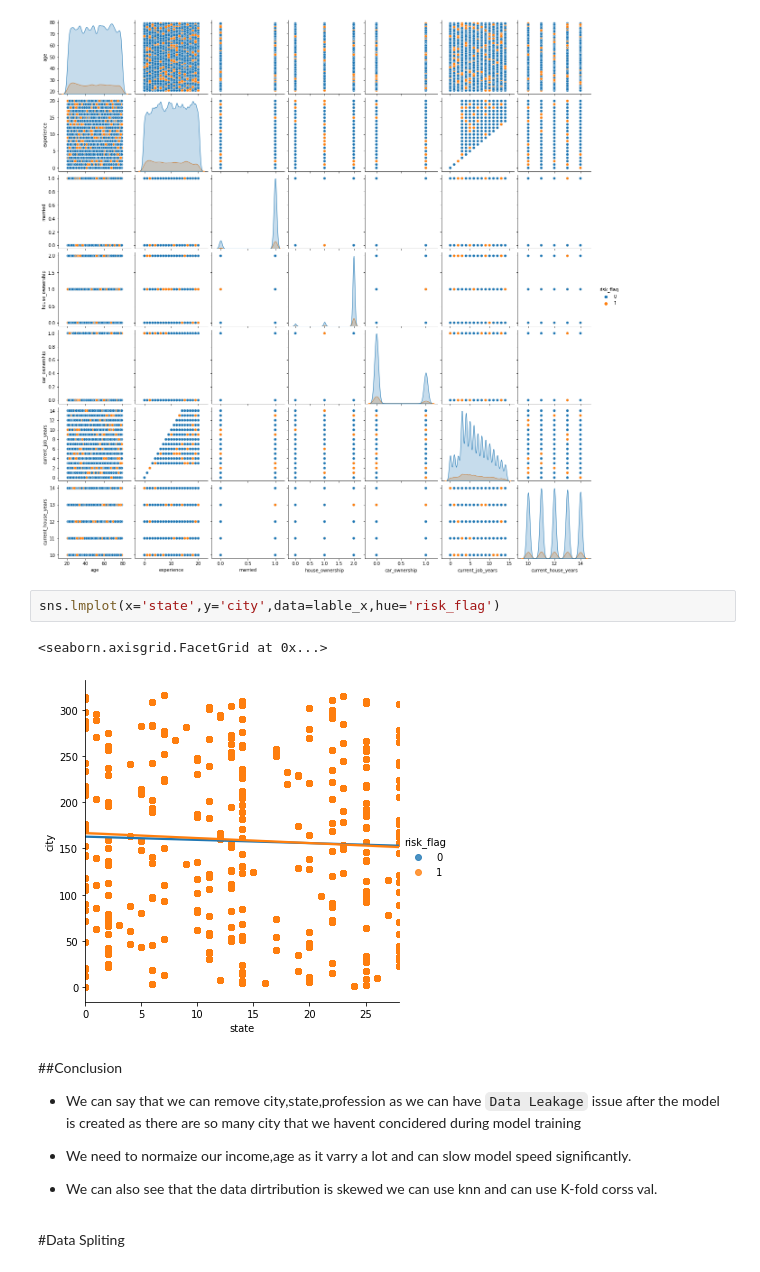
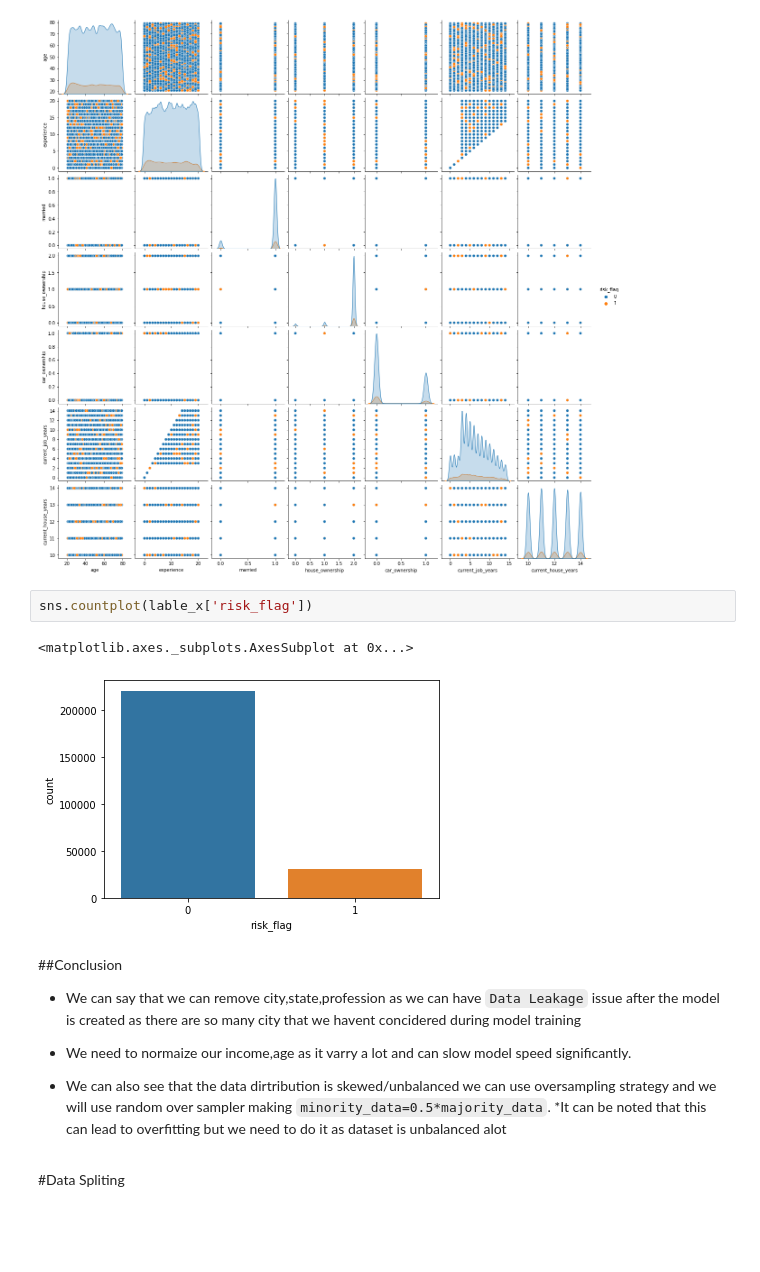
Before and after one commit to sarthakpant772/MLnow_2.0, a Jupyter notebook: employee_risk.ipynb, the cells around one changed output. Drawn from its saved outputs; the diff is of its cells as text; blank space fills up the shorter version.

````diff
--- a/employee_risk.ipynb
+++ b/employee_risk.ipynb
@@ -159,11 +159,11 @@ sns.pairplot(lable_x,
 # %% [output]
 <seaborn.axisgrid.PairGrid at 0x...>
 [figure]
-# %%
-sns.lmplot(x='state',y='city',data=lable_x,hue='risk_flag')
-# %% [output]
-<seaborn.axisgrid.FacetGrid at 0x...>
-[figure, removed]
+# %%
+sns.countplot(lable_x['risk_flag'])
+# %% [output]
+<matplotlib.axes._subplots.AxesSubplot at 0x...>
+[figure, added]
 # %% [markdown]
 ##Conclusion
 
@@ -171,7 +171,8 @@ sns.lmplot(x='state',y='city',data=lable_x,hue='risk_flag')
 
 * We need to normaize our income,age as it varry a lot and can slow model speed significantly.
 
-* We can also see that the data dirtribution is skewed we can use knn and can use K-fold corss val.
+* We can also see that the data dirtribution is skewed/unbalanced we can use oversampling strategy and we will use random over sampler making ```minority_data=0.5*majority_data```.
+*It can be noted that this can lead to overfitting but we need to do it as dataset is unbalanced alot
 # %% [markdown]
 #Data Spliting
 # %%
````
Also changed, not shown: parts of 21 cells of this notebook.
